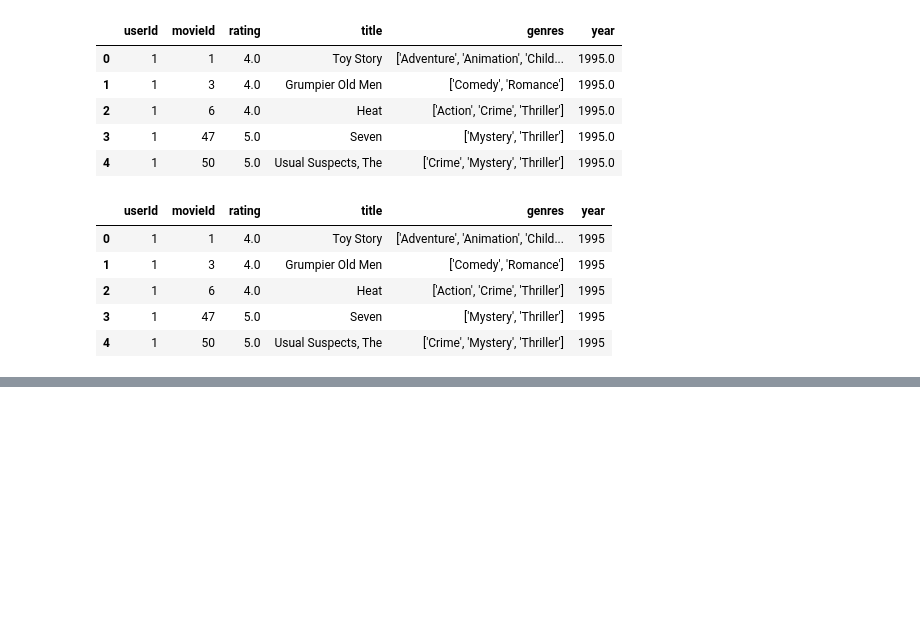
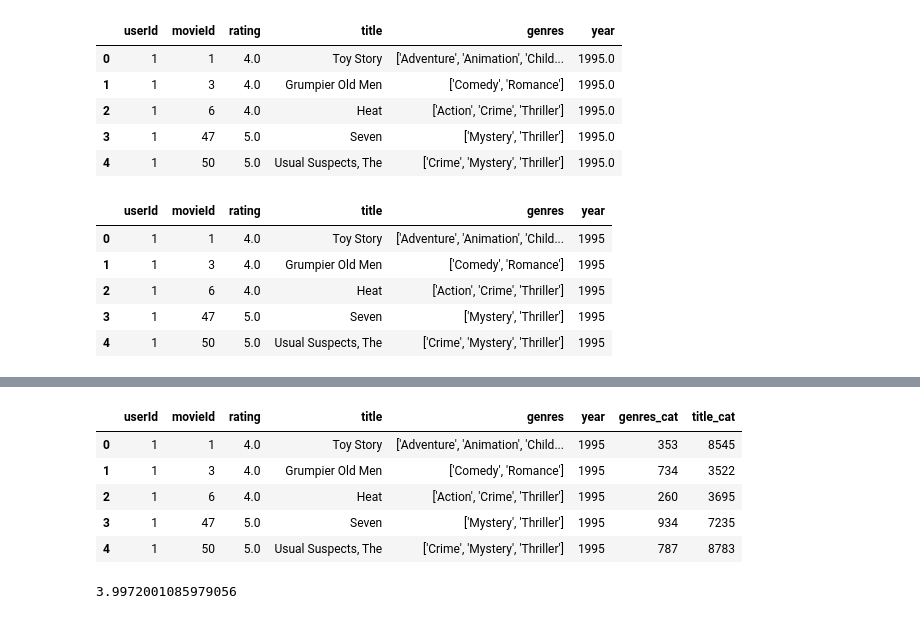
Before and after one commit to kmcleste/DSBA-6100, a Jupyter notebook: eda/movie-eda.ipynb, the cells around one changed output, grey strips where cells are left out. Cells and saved outputs as stored; diff of their text form; code cells hidden in the pictures; blank space fills up the shorter version.

```diff
--- a/eda/movie-eda.ipynb
+++ b/eda/movie-eda.ipynb
@@ -598,0 +701,15 @@ net.show('network_graph.html')
+# %%
+import pandas as pd
+import numpy as np
+from sklearn.preprocessing import LabelEncoder
+encoder = LabelEncoder()
+merged_df['genres_cat'] = encoder.fit_transform(merged_df['genres'])
+merged_df['title_cat'] = encoder.fit_transform(merged_df['title'])
+merged_df.head()
+# %% [output]
+|  | userId | movieId | rating | title | genres | year | genres_cat | title_cat |
+| 0 | 1 | 1 | 4.0 | Toy Story | ['Adventure', 'Animation', 'Child... | 1995 | 353 | 8545 |
+| 1 | 1 | 3 | 4.0 | Grumpier Old Men | ['Comedy', 'Romance'] | 1995 | 734 | 3522 |
+| 2 | 1 | 6 | 4.0 | Heat | ['Action', 'Crime', 'Thriller'] | 1995 | 260 | 3695 |
+| 3 | 1 | 47 | 5.0 | Seven | ['Mystery', 'Thriller'] | 1995 | 934 | 7235 |
+| 4 | 1 | 50 | 5.0 | Usual Suspects, The | ['Crime', 'Mystery', 'Thriller'] | 1995 | 787 | 8783 |
@@ -598,0 +739,4 @@ net.show('network_graph.html')
+# %%
+predict_rating('user_1','Toy Story')
+# %% [output]
+3.9972001085979056
```
Also changed, not shown: parts of 21 cells of this notebook, 3 other files.
